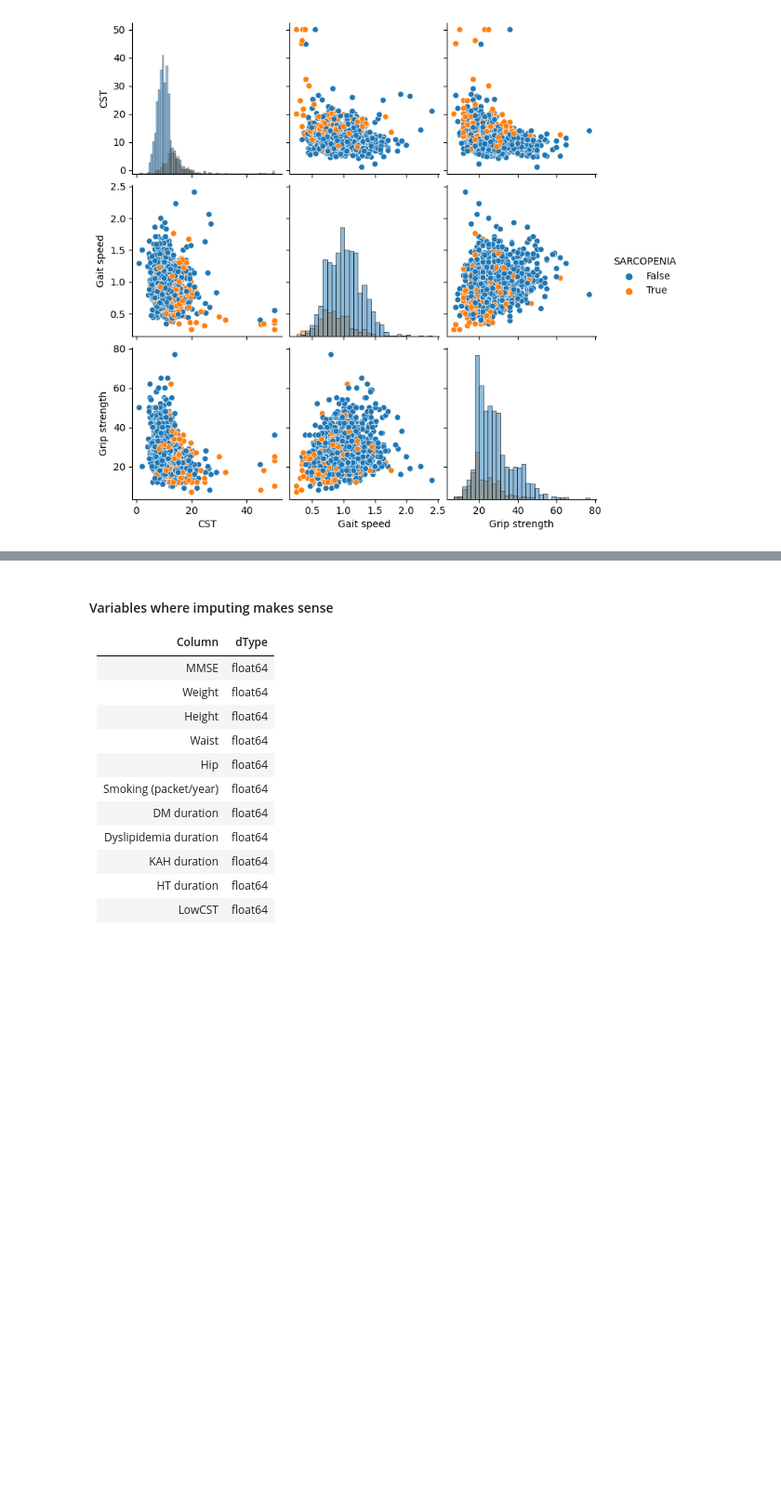
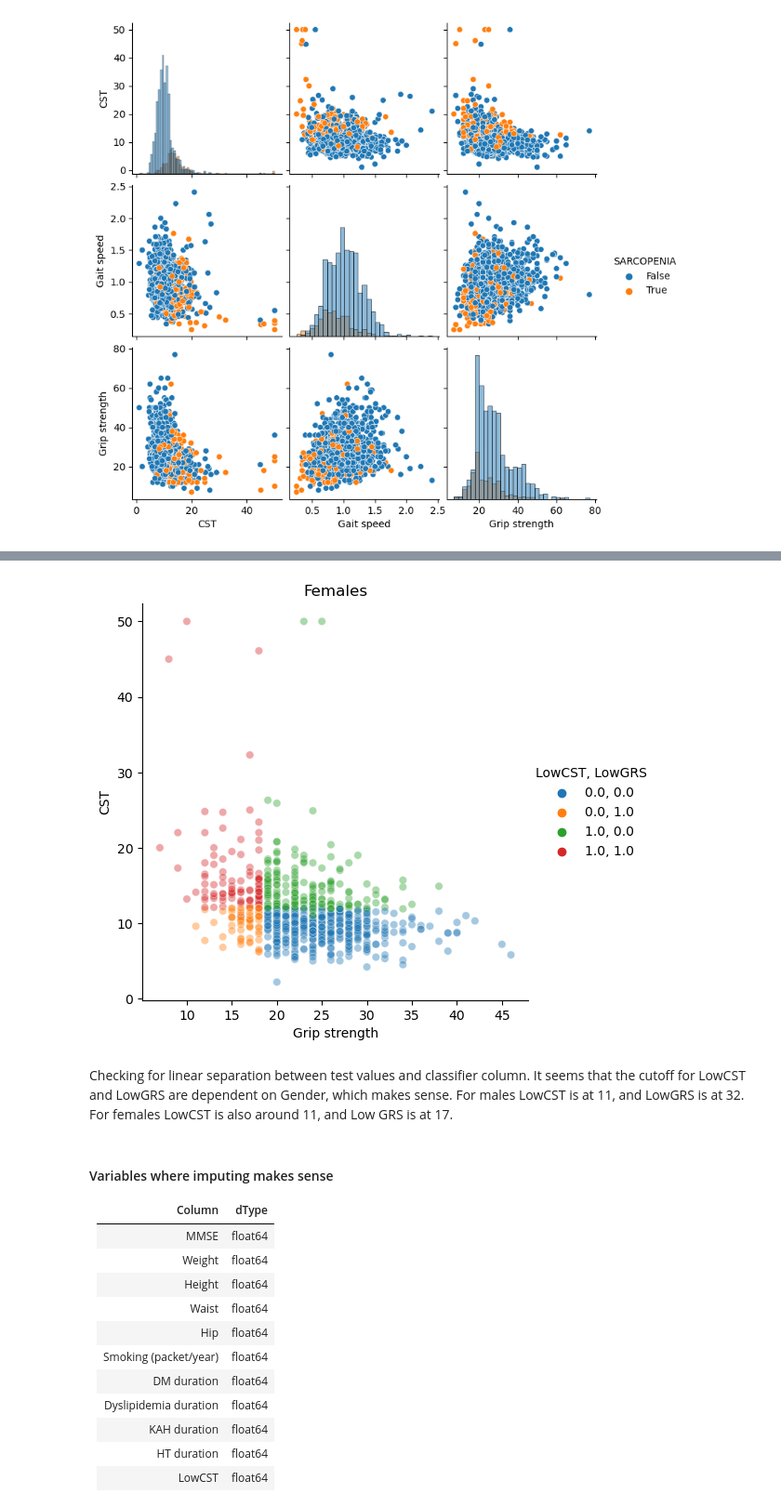
Before and after one commit to rfryrice/data-science, a Jupyter notebook: Project 3 - Detecting Sarcopenia.ipynb, the cells around one changed output, grey strips where cells are left out. Shown at 93% size. Saved outputs shown, nothing was run; the diff lists cells and outputs as text; code cells hidden in the pictures; blank space fills up the shorter version.

```diff
--- a/Project 3 - Detecting Sarcopenia.ipynb
+++ b/Project 3 - Detecting Sarcopenia.ipynb
@@ -317,3 +339,16 @@ sns.pairplot(tests, hue='SARCOPENIA', diag_kind="hist")
+# %%
+tests.dropna(inplace=True)
+ftests = tests.loc[tests['Gender'] =='F']
+#x = np.arange(0,tests.shape[0])
+hue = ftests[['LowCST', 'Low grip strength']].apply(
+    lambda row: f"{row.LowCST}, {row['Low grip strength']}", axis=1)
+hue.name = 'LowCST, LowGRS'
+#sns.relplot(x='#', y='Attack', hue=hue, data=df)
+sns.relplot(x='Grip strength',y='CST', data=ftests, hue=hue, alpha=0.4).set(title='Females');
+# %% [output]
+[figure, added]
+# %% [markdown]
+Checking for linear separation between test values and classifier column. It seems that the cutoff for LowCST and LowGRS are dependent on Gender, which makes sense. For males LowCST is at 11, and LowGRS is at 32. For females LowCST is also around 11, and Low GRS is at 17.
 # %% [markdown]
 #### Variables where imputing makes sense
 
```
Also changed, not shown: parts of 43 cells of this notebook, 2 other files.
